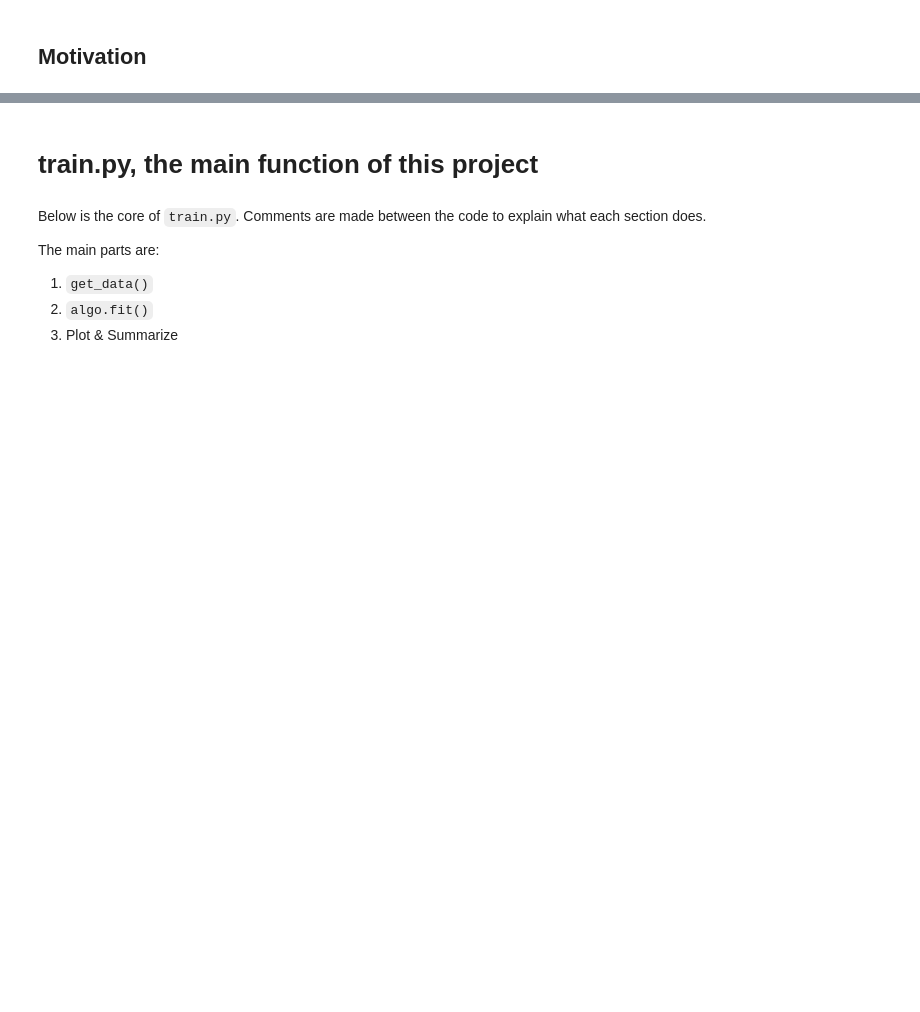
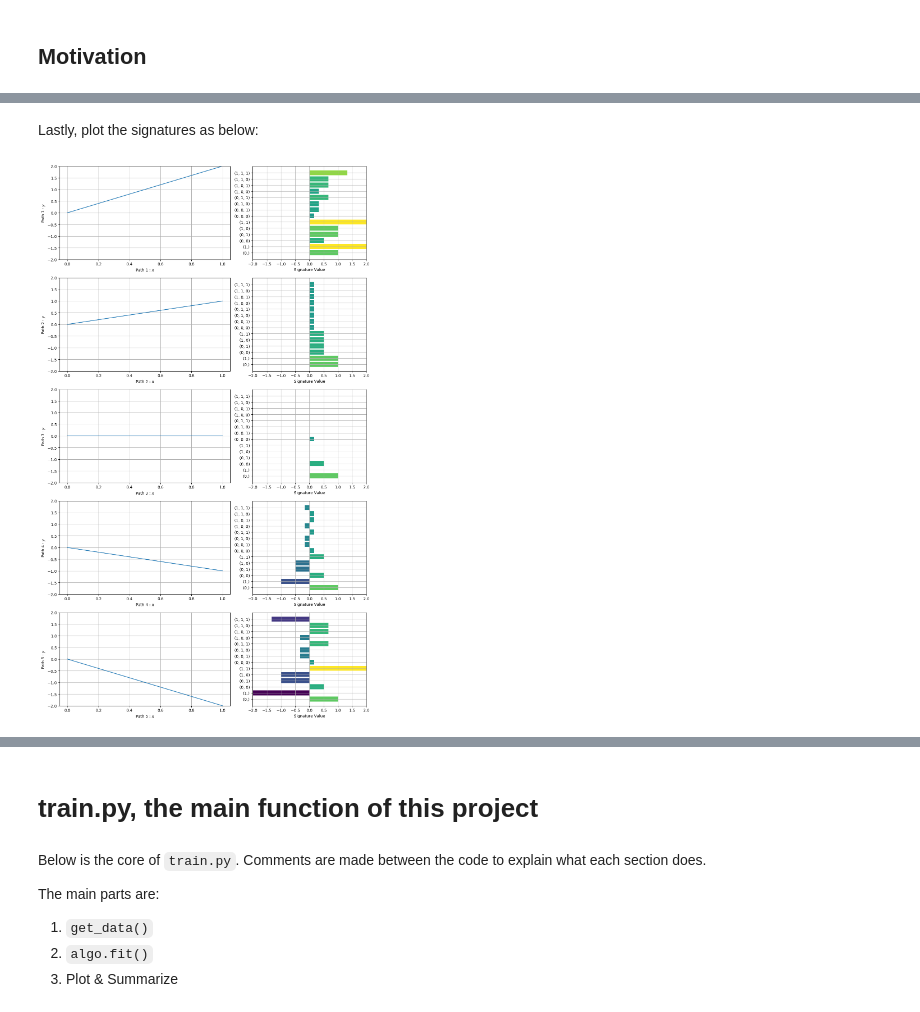
Before and after one commit to the-salty-austin/Conditional-Sig-Wasserstein-GANs, a Jupyter notebook: notes.ipynb, the cells around one changed output, grey strips where cells are left out. Saved outputs shown, nothing was run; the diff lists cells and outputs as text; code cells hidden in the pictures; blank space fills up the shorter version.

Commit message:
add signature notes

```diff
--- a/notes.ipynb
+++ b/notes.ipynb
@@ -16,0 +141,2 @@ $123$
+# %% [markdown]
+Lastly, plot the signatures as below:
@@ -16,0 +196,28 @@ $123$
+# %%
+a, b, steps = 0, 1, 10**4+1
+t = np.linspace(a, b, steps)
+
+def path_linear_function(t, intercept, slope):
+    # return t, t**2
+    return t, intercept + slope*t
+
+path_2d_1 = np.array([path_linear_function(ti, 0,  2) for ti in t])
+path_2d_2 = np.array([path_linear_function(ti, 0,  1) for ti in t])
+path_2d_3 = np.array([path_linear_function(ti, 0,  0) for ti in t])
+path_2d_4 = np.array([path_linear_function(ti, 0, -1) for ti in t])
+path_2d_5 = np.array([path_linear_function(ti, 0, -2) for ti in t])
+
+order = 3
+
+s1 = compute_signature( path_2d_1, turncate_order=order )
+s2 = compute_signature( path_2d_2, turncate_order=order )
+s3 = compute_signature( path_2d_3, turncate_order=order )
+s4 = compute_signature( path_2d_4, turncate_order=order )
+s5 = compute_signature( path_2d_5, turncate_order=order )
+
+paths = [path_2d_1, path_2d_2, path_2d_3, path_2d_4, path_2d_5]
+signatures = [s1,s2,s3,s4,s5]
+
+plot_paths_and_signatures(paths, signatures, order)
+# %% [output]
+[figure, added]
```
Also changed, not shown: parts of 19 cells of this notebook.
